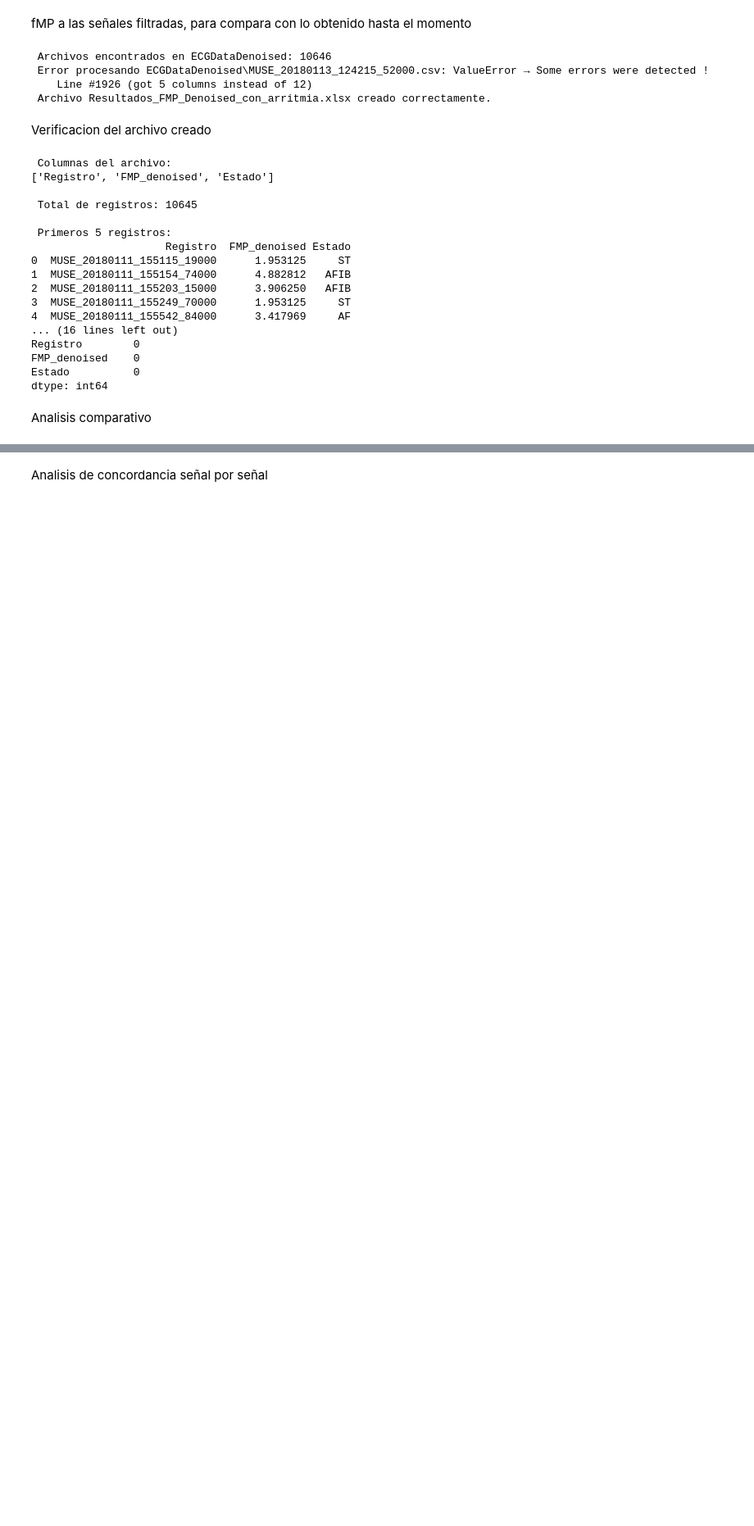
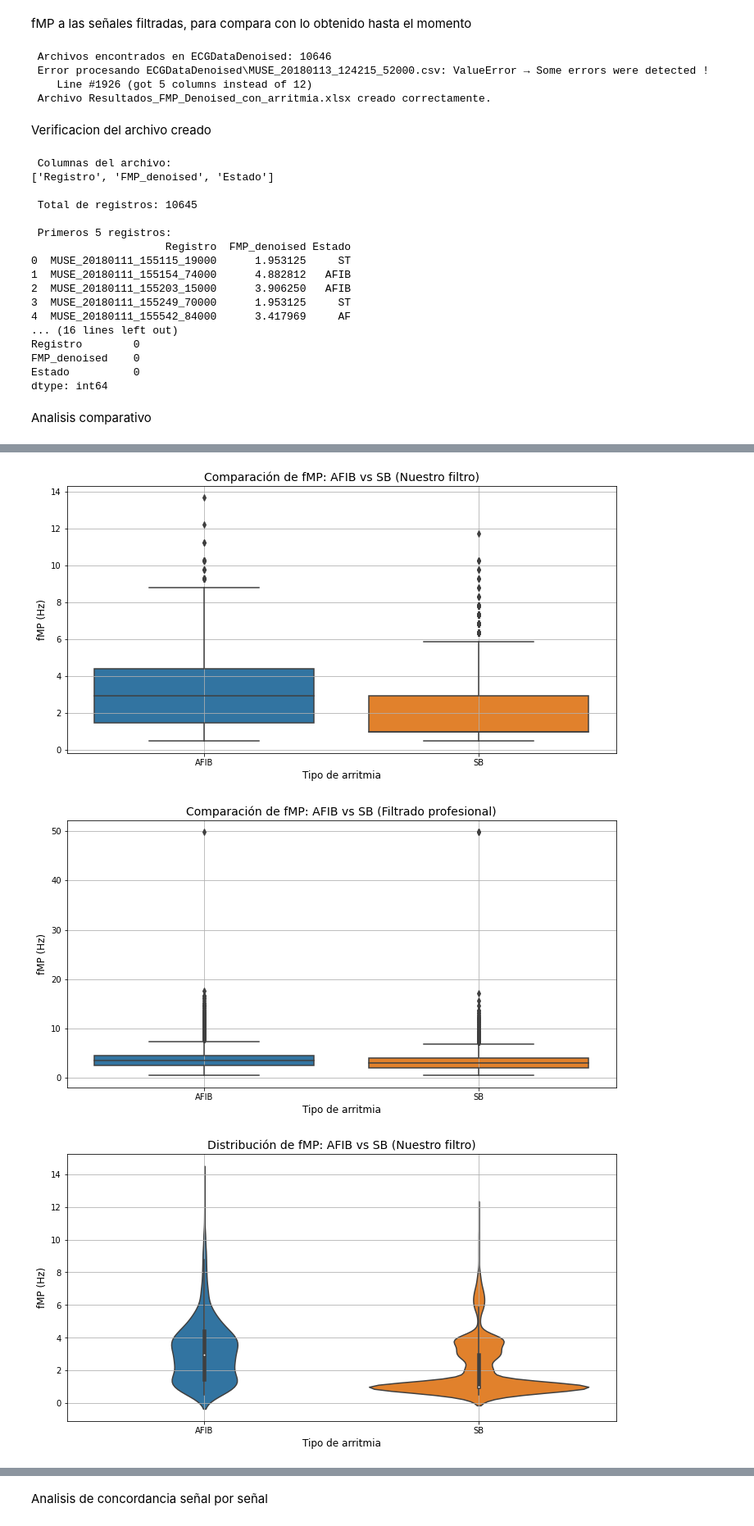
Before and after one commit to Felipeagudelom/Proyecto-3, a Jupyter notebook: Proyecto 3.ipynb, the cells around one changed output, grey strips where cells are left out. Shown at 82% size. Saved outputs shown, nothing was run; the diff lists cells and outputs as text; code cells hidden in the pictures; blank space fills up the shorter version.

```diff
--- a/Proyecto 3.ipynb
+++ b/Proyecto 3.ipynb
@@ -733,0 +850,50 @@ Mann–Whitney U:  No es la ideal en este caso, porque se usa para muestras inde
+# %%
+import seaborn as sns
+
+# Filtrar los grupos de AFIB y SB para tus señales (fMP procesado por ti)
+grupo_afib_tuyo = df_tuyo[df_tuyo["Estado"] == "AFIB"]["FMP"]
+grupo_sb_tuyo = df_tuyo[df_tuyo["Estado"] == "SB"]["FMP"]
+
+# Filtrar los grupos de AFIB y SB para las señales denoised (fMP filtrado profesionalmente)
+grupo_afib_denoised = df_denoised[df_denoised["Estado"] == "AFIB"]["FMP_denoised"]
+grupo_sb_denoised = df_denoised[df_denoised["Estado"] == "SB"]["FMP_denoised"]
+
+# Gráfico de boxplot para AFIB vs SB en tus señales (fMP procesado por ti)
+plt.figure(figsize=(12, 6))
+sns.boxplot(x="Estado", y="FMP", data=df_tuyo[df_tuyo["Estado"].isin(["AFIB", "SB"])])
+plt.title("Comparación de fMP: AFIB vs SB (Nuestro filtro)", fontsize=14)
+plt.xlabel("Tipo de arritmia", fontsize=12)
+plt.ylabel("fMP (Hz)", fontsize=12)
+plt.grid(True)
+plt.show()
+
+# Gráfico de boxplot para AFIB vs SB en las señales denoised (fMP filtrado profesionalmente)
+plt.figure(figsize=(12, 6))
+sns.boxplot(x="Estado", y="FMP_denoised", data=df_denoised[df_denoised["Estado"].isin(["AFIB", "SB"])])
+plt.title("Comparación de fMP: AFIB vs SB (Filtrado profesional)", fontsize=14)
+plt.xlabel("Tipo de arritmia", fontsize=12)
+plt.ylabel("fMP (Hz)", fontsize=12)
+plt.grid(True)
+plt.show()
+
+# Gráfico de violin plot para ver la distribución de las dos arritmias en tus señales (fMP procesado por ti)
+plt.figure(figsize=(12, 6))
+sns.violinplot(x="Estado", y="FMP", data=df_tuyo[df_tuyo["Estado"].isin(["AFIB", "SB"])])
+plt.title("Distribución de fMP: AFIB vs SB (Nuestro filtro)", fontsize=14)
+plt.xlabel("Tipo de arritmia", fontsize=12)
+plt.ylabel("fMP (Hz)", fontsize=12)
+plt.grid(True)
+plt.show()
+
+# Gráfico de violin plot para ver la distribución de las dos arritmias en las señales denoised (fMP filtrado profesionalmente)
+plt.figure(figsize=(12, 6))
+sns.violinplot(x="Estado", y="FMP_denoised", data=df_denoised[df_denoised["Estado"].isin(["AFIB", "SB"])])
+plt.title("Distribución de fMP: AFIB vs SB (Filtrado profesional)", fontsize=14)
+plt.xlabel("Tipo de arritmia", fontsize=12)
+plt.ylabel("fMP (Hz)", fontsize=12)
+plt.grid(True)
+plt.show()
+# %% [output]
+[figure, added]
+[figure, added]
+[figure, added]
```
Also changed, not shown: parts of 22 cells of this notebook.
